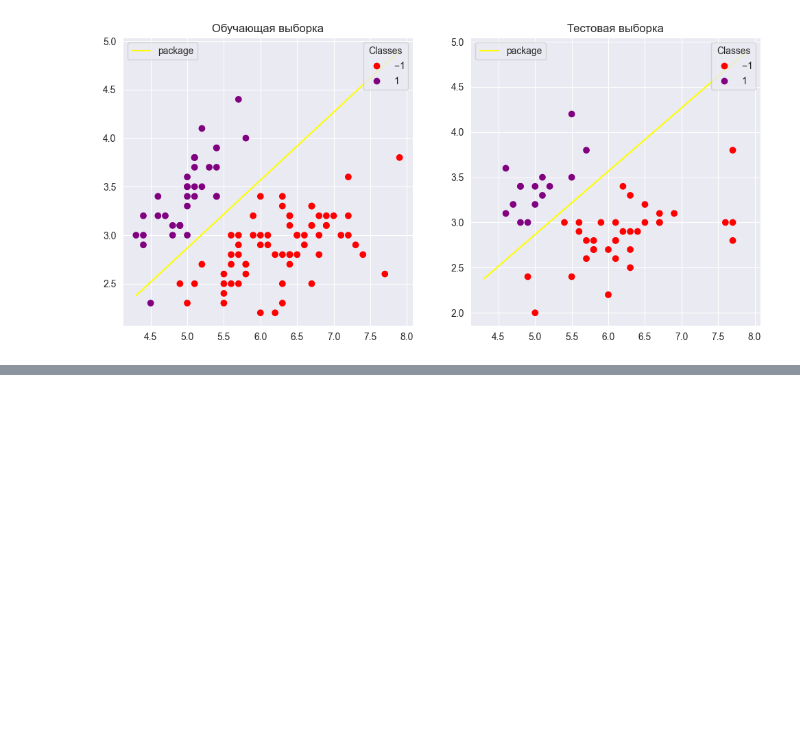
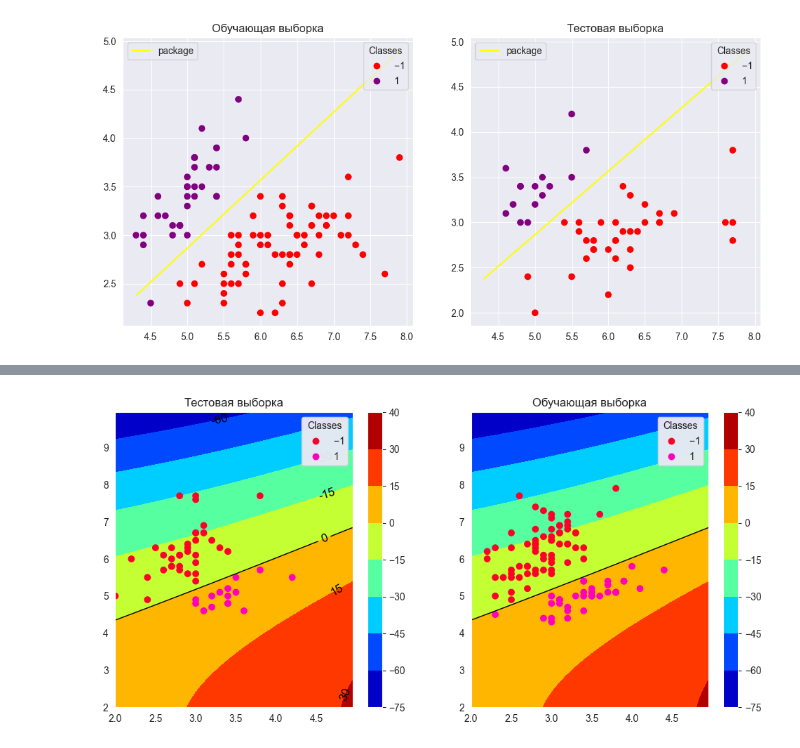
Before and after one commit to J0hnLenin/MachineLearningLabs, a Jupyter notebook: Lab06.ipynb, the cells around one changed output, grey strips where cells are left out. Drawn from its saved outputs; the diff is of its cells as text; code cells hidden in the pictures; blank space fills up the shorter version.

```diff
--- a/Lab06.ipynb
+++ b/Lab06.ipynb
@@ -653,3 +651,5 @@ class QuadraSupportVectorMachine(GradientDescent):#наследуемся от
 # %%
-qsvm = QuadraSupportVectorMachine(X_train, y_train, h=0.00005, min_iterations=10, start_weights=np.array([1, 1, 2**(1/2)]))
+qsvm = QuadraSupportVectorMachine(X_train, y_train, h=0.0005, min_iterations=10000)
+qsvm.width = 6
 qsvm.to_3()
+qsvm.w = np.array([1, 1, 1, 1, 1, 1])
@@ -714,0 +705,43 @@ plt.show()
+# %%
+x = np.arange(2,5, 0.05)
+y = np.arange(2, 10, 0.05)
+xgrid, ygrid = np.meshgrid(x, y)
+w = qsvm.w
+z = w[0] + w[1]*xgrid**2 + w[2]*ygrid**2 + w[3]*xgrid + w[4]*ygrid + w[5]*xgrid*ygrid
+
+
+
+fig = plt.figure(figsize=(12, 12))
+ax = fig.add_subplot(221)
+
+plt.contourf(x, y, z, cmap="jet", levels=[-75, -60, -45, -30, -15, 0, 15, 30, 40])
+plt.colorbar()
+cnt = plt.contour(x, y, z, colors="black", levels=[-75, -60, -45, -30, -15, 0, 15, 30, 40], linewidths=[0,0,0,0,0,1,0,0])
+
+ax.set_title('Тестовая выборка')
+
+scatter = ax.scatter(X_test[:, 1], X_test[:, 0], c=y_test, cmap="gist_rainbow", marker="o")
+legend1 = ax.legend(*scatter.legend_elements(),
+                    loc="upper right", title="Classes")
+
+ax.add_artist(legend1)
+legend1 = ax.legend(*scatter.legend_elements(),
+                    loc="upper right", title="Classes")
+
+ax = fig.add_subplot(222)
+
+
+plt.contourf(x, y, z, cmap="jet", levels=[-75, -60, -45, -30, -15, 0, 15, 30, 40])
+plt.colorbar()
+plt.contour(x, y, z, colors="black", levels=[-75, -60, -45, -30, -15, 0, 15, 30, 40], linewidths=[0,0,0,0,0,1,0,0])
+
+scatter = ax.scatter(X_train[:, 1], X_train[:, 0], c=y_train, cmap="gist_rainbow", marker="o")
+legend1 = ax.legend(*scatter.legend_elements(),
+                    loc="upper right", title="Classes")
+ax.add_artist(legend1)
+
+
+ax.set_title('Обучающая выборка')
+plt.show()
+# %% [output]
+[figure, added]
```
Also changed, not shown: parts of 5 cells of this notebook.
